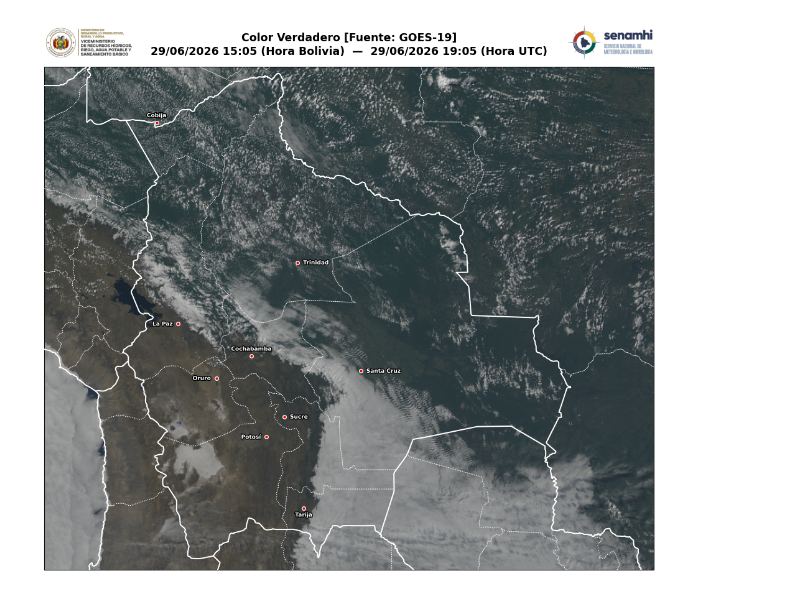
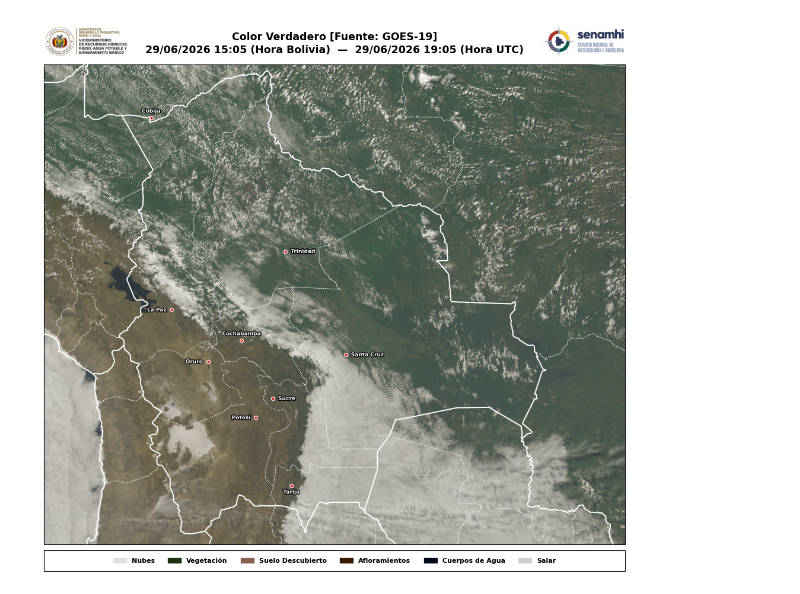
Before and after one commit to diegomapper/goes_env, a Jupyter notebook: Scripts/03_goes19_geocolor.ipynb, the cells around one changed output. Cells and saved outputs as stored; diff of their text form; code cells hidden in the pictures.

Commit message:
Agregar leyenda al producto Color Verdadero

```diff
--- a/Scripts/03_goes19_geocolor.ipynb
+++ b/Scripts/03_goes19_geocolor.ipynb
@@ -9,6 +9,7 @@ import cartopy.crs as ccrs
 import cartopy.feature as cfeature
 import xarray as xr
 import s3fs
+import matplotlib.patches as mpatches
 
 # ==========================================
 # 1. CONFIGURACIÓN DEL USUARIO
@@ -76,31 +77,44 @@ dataprojenv = ccrs.Geostationary(central_longitude=lon_0,
                                  sweep_axis=sweep)
 
 # ==========================================
-# 4. COMPOSICIÓN TRUE COLOR SIMULADO
+# 4. COMPOSICIÓN TRUE COLOR ENHANCED (ESTILO CIRA RAMMB - CORREGIDO)
 # ==========================================
-print("Procesando composición RGB para GeoColor...")
-# El GOES no tiene banda verde pura de alta resolución, se simula combinando:
-# R = Banda 2 (Visible Rojo)
-# G = Pseudo-Verde (0.45 * Banda 2 + 0.1 * Banda 3 + 0.45 * Banda 1)
-# B = Banda 1 (Visible Azul)
+print("Procesando composición RGB mejorada (Corrección Atmosférica y Contraste)...")
 
-R = ds['CMI_C02'].data
-B = ds['CMI_C01'].data
-# El canal 3 es el infrarrojo cercano (vegetación) que ayuda a revivir el verde
-G_pseudo = 0.45 * R + 0.1 * ds['CMI_C03'].data + 0.45 * B
+# 1. Cargar reflectancias originales de las bandas visible y "Veggie"
+R_raw = ds['CMI_C02'].data  # Rojo (0.64 µm)
+B_raw = ds['CMI_C01'].data  # Azul (0.47 µm)
+G_veg = ds['CMI_C03'].data  # NIR Veggie (0.86 µm)
 
-# Normalizamos los reflectancias entre 0 y 1 para que la pantalla los lea bien
-R = np.clip(R, 0, 1)
-G = np.clip(G_pseudo, 0, 1)
-B = np.clip(B, 0, 1)
+# 2. Corrección Atmosférica (Rayleigh Simplificada)
+# Le restamos un pequeño porcentaje del rojo al azul para limpiar el "velo" atmosférico
+B_clean = np.clip(B_raw - 0.08 * R_raw, 0, 1)
 
-# Aplicamos una corrección gamma (raiz cuadrada) para aclarar la atmósfera y resaltar los valles/llanos
-gamma = 0.55
-R = np.power(R, gamma)
-G = np.power(G, gamma)
-B = np.power(B, gamma)
+# 3. Creación del Pseudo-Verde Avanzado (Mayor peso a la vegetación real)
+G_pseudo = 0.40 * R_raw + 0.15 * G_veg + 0.45 * B_clean
+G_pseudo = np.clip(G_pseudo, 0, 1)
 
-# Apilamos los tres canales para crear la matriz de imagen RGB 3D
+# Aseguramos que el canal rojo y azul estén limpios y en rango
+R_clean = np.clip(R_raw, 0, 1)
+B_clean = np.clip(B_clean, 0, 1)
+
+# 4. Corrección de Contraste usando percentiles seguros para NaNs (np.nanpercentile)
+# Esto evita que los pixeles vacíos del espacio exterior rompan la matriz de color
+def stretch_contrast(band, p_min=1.0, p_max=99.0):
+    val_min = np.nanpercentile(band, p_min)  # Ignora valores nulos de forma segura
+    val_max = np.nanpercentile(band, p_max)  # Ignora valores nulos de forma segura
+    return np.clip((band - val_min) / (val_max - val_min), 0, 1)
+
+R_stretched = stretch_contrast(R_clean)
+G_stretched = stretch_contrast(G_pseudo)
+B_stretched = stretch_contrast(B_clean)
+
+# Aplicamos la corrección Gamma diferenciada para dar realismo y profundidad
+R = np.power(R_stretched, 0.45)
+G = np.power(G_stretched, 0.48)
+B = np.power(B_stretched, 0.55)
+
+# Apilamos los canales para construir la matriz final
 rgb_image = np.dstack((R, G, B))
 
 # ==========================================
@@ -110,7 +124,7 @@ fig, ax = plt.subplots(figsize=(10, 10), facecolor='white',
                        subplot_kw={'projection': ccrs.PlateCarree()})
 
 # Ajustamos márgenes (borderless)
-fig.subplots_adjust(left=0.01, right=0.99, top=0.88, bottom=0.02)
+fig.subplots_adjust(left=0.01, right=0.99, top=0.88, bottom=0.06)
 
 ax.set_extent([-71.8, -55.2, -23.2, -9.5], crs=ccrs.PlateCarree())
 
@@ -166,6 +180,31 @@ string_bot = fecha_bot.strftime('%d/%m/%Y %H:%M (Hora Bolivia)')
 ax.set_title(f"Color Verdadero [Fuente: GOES-19]\n{string_bot}  —  {string_utc}",
              fontsize=12.5, fontweight='bold', pad=14, loc='center', linespacing=1.3)
 
+# --- CAPA 6: LEYENDA CORPORATIVA PERFECTAMENTE COLINEAL Y NIVELADA ---
+pos_mapa = ax.get_position()
+
+# pos_mapa.x0 y pos_mapa.width para ajustar los bordes
+ax_leyenda = fig.add_axes([pos_mapa.x0, pos_mapa.y0 - 0.045, pos_mapa.width, 0.035])
+ax_leyenda.set_facecolor('#ffffff')
+ax_leyenda.set_xticks([])
+ax_leyenda.set_yticks([])
+
+# Leyenda representativa para Color Verdadero
+parches_leyenda = [
+    mpatches.Patch(color='#E0E0E2', label='Nubes'),
+    mpatches.Patch(color='#1A330E', label='Vegetación'),
+    mpatches.Patch(color='#886350', label='Suelo Descubierto'),
+    mpatches.Patch(color='#3A1A01', label='Afloramientos'),
+    mpatches.Patch(color='#000819', label='Cuerpos de Agua'),
+    mpatches.Patch(color='#D0CECE', label='Salar')
+]
+
+leyenda = ax_leyenda.legend(handles=parches_leyenda, loc='center', ncol=6, frameon=False, fontsize=8.0)
+
+for text in leyenda.get_texts():
+    text.set_color('black')
+    text.set_weight('bold')
+
 # --- CAPA 7: POSICIONAMIENTO DINÁMICO DE LOGOS ---
 PATH_LOGOS = os.path.join(BASE_DIR, "logos")
 try:
@@ -203,3 +242,3 @@ Procesando composición RGB para GeoColor...
 Carimbo y logos adaptados correctamente para GeoColor.
 ¡Imagen GeoColor generada con éxito!: /Users/diegoperales/Meteorology/GOES/procesados/GOES19_GeoColor_SENAMHI_Bolivia_20260629_1905.png
-[figure, old version]
+[figure, new version]
```
Also changed, not shown: parts of 1 cell of this notebook.
